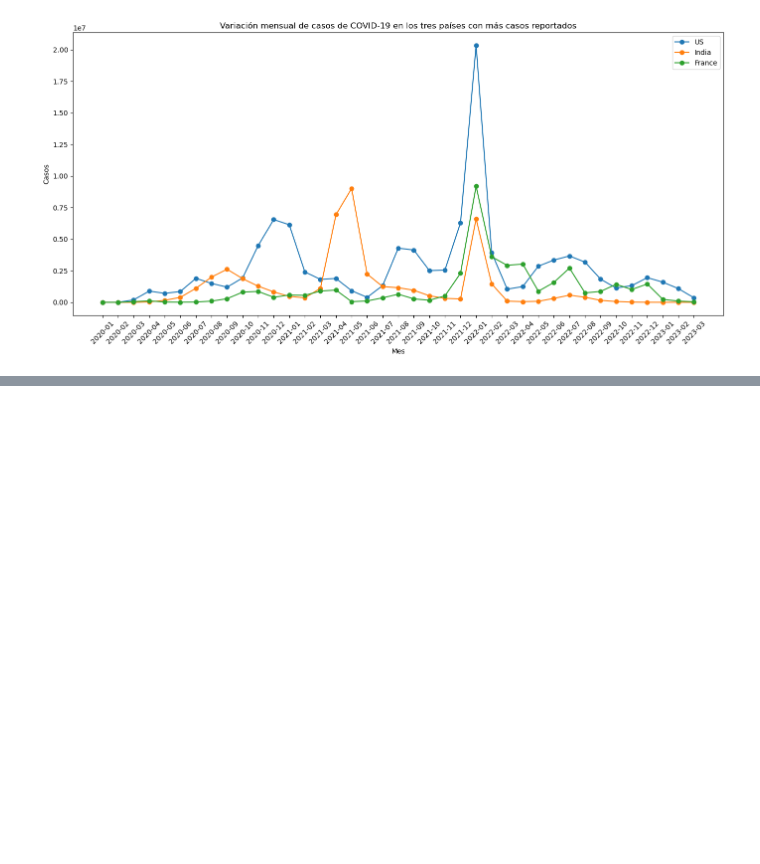
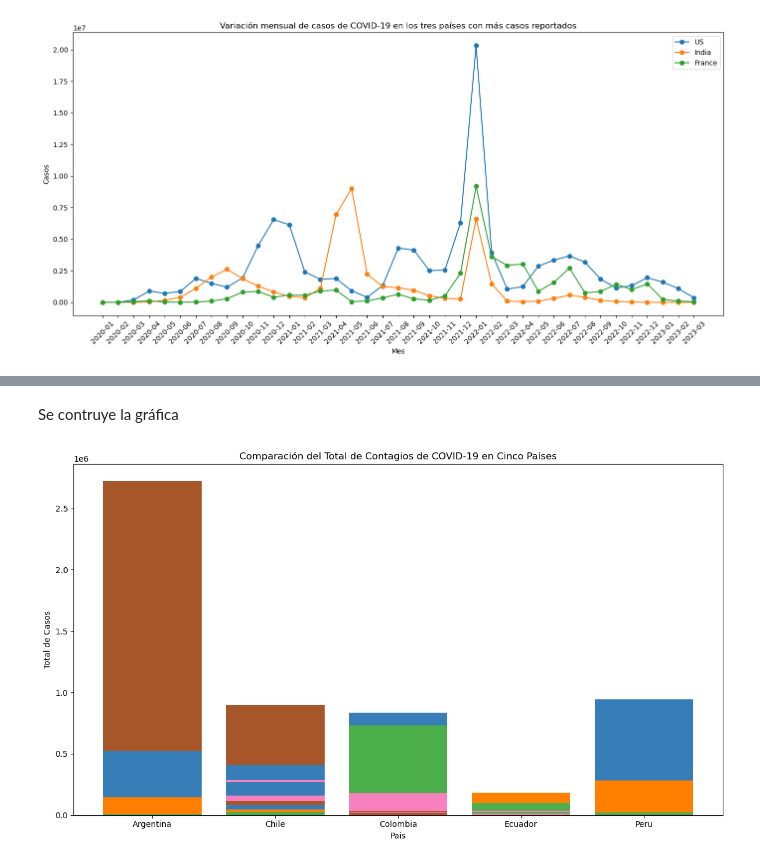
Before and after one commit to correju/caso-covid, a Jupyter notebook: graficas.ipynb, the cells around one changed output, grey strips where cells are left out. Drawn from its saved outputs; the diff is of its cells as text; code cells hidden in the pictures; blank space fills up the shorter version.

```diff
--- a/graficas.ipynb
+++ b/graficas.ipynb
@@ -102,0 +106,4 @@ plt.show()
+# %%
+selected_countries = ['Colombia', 'Argentina', 'Peru', 'Chile', 'Ecuador']
+selected_countries_data = monthly_cases[monthly_cases['Country/Region'].isin(selected_countries)]
+selected_total_cases = selected_countries_data.groupby('Country/Region')['new_cases'].sum().reset_index()
@@ -102,0 +124,14 @@ plt.show()
+# %% [markdown]
+Se contruye la gráfica
+# %%
+plt.figure(figsize=(12, 7))
+colors = ['#377eb8', '#ff7f00', '#4daf4a', '#f781bf', '#a65628']
+plt.bar(selected_countries_data['Country/Region'], selected_countries_data['new_cases'], color=colors)
+
+plt.xlabel('País')
+plt.ylabel('Total de Casos')
+plt.title('Comparación del Total de Contagios de COVID-19 en Cinco Países')
+plt.tight_layout()
+plt.show()
+# %% [output]
+[figure, added]
```
Also changed, not shown: parts of 3 cells of this notebook.
